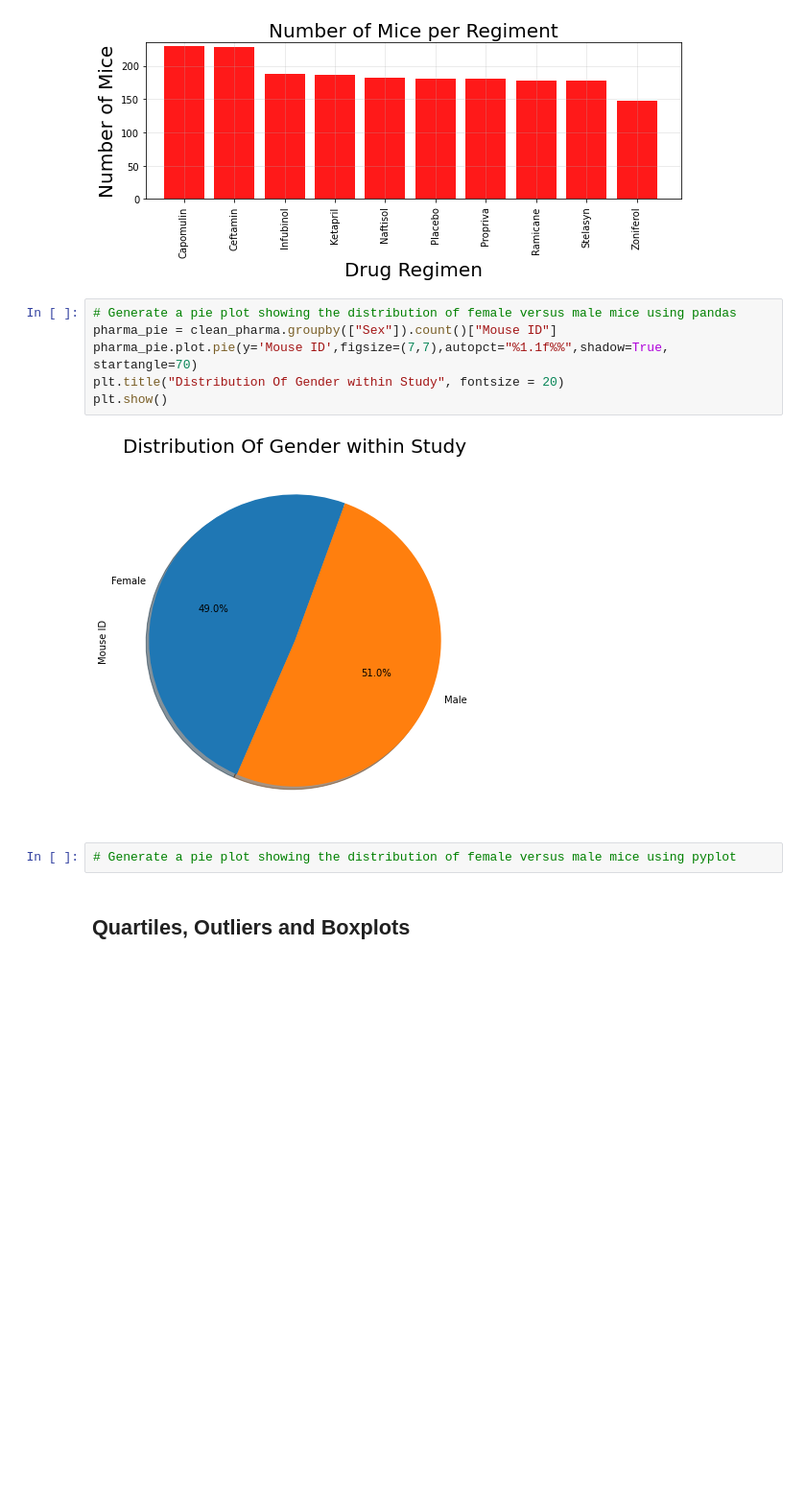
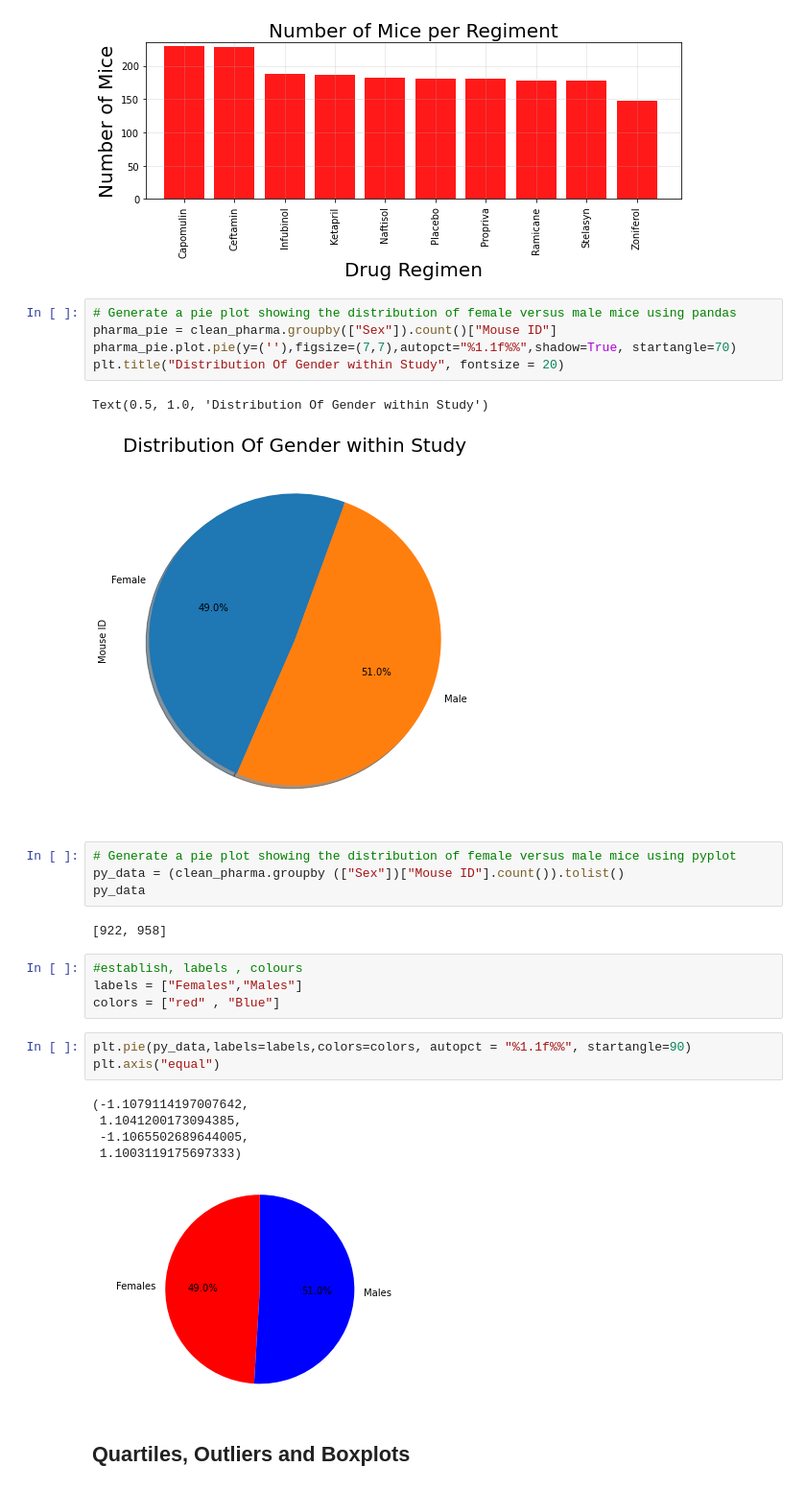
Before and after one commit to kevinsmith78/Pymaceuticals, a Jupyter notebook: main.ipynb, the cells around one changed output. Shown at 96% size. Drawn from its saved outputs; the diff is of its cells as text; blank space fills up the shorter version.

```diff
--- a/main.ipynb
+++ b/main.ipynb
@@ -301,13 +301,30 @@ plt.grid (alpha=.3)
 # %%
 # Generate a pie plot showing the distribution of female versus male mice using pandas
 pharma_pie = clean_pharma.groupby(["Sex"]).count()["Mouse ID"]
-pharma_pie.plot.pie(y='Mouse ID',figsize=(7,7),autopct="%1.1f%%",shadow=True, startangle=70)
+pharma_pie.plot.pie(y=(''),figsize=(7,7),autopct="%1.1f%%",shadow=True, startangle=70)
 plt.title("Distribution Of Gender within Study", fontsize = 20)
-plt.show()
 # %% [output]
+Text(0.5, 1.0, 'Distribution Of Gender within Study')
 [figure]
 # %%
 # Generate a pie plot showing the distribution of female versus male mice using pyplot
+py_data = (clean_pharma.groupby (["Sex"])["Mouse ID"].count()).tolist()
+py_data
+# %% [output]
+[922, 958]
+# %%
+#establish, labels , colours
+labels = ["Females","Males"]
+colors = ["red" , "Blue"]
+# %%
+plt.pie(py_data,labels=labels,colors=colors, autopct = "%1.1f%%", startangle=90)
+plt.axis("equal")
+# %% [output]
+(-1.1079114197007642,
+ 1.1041200173094385,
+ -1.1065502689644005,
+ 1.1003119175697333)
+[figure, added]
 # %% [markdown]
 ## Quartiles, Outliers and Boxplots
 # %%
```
